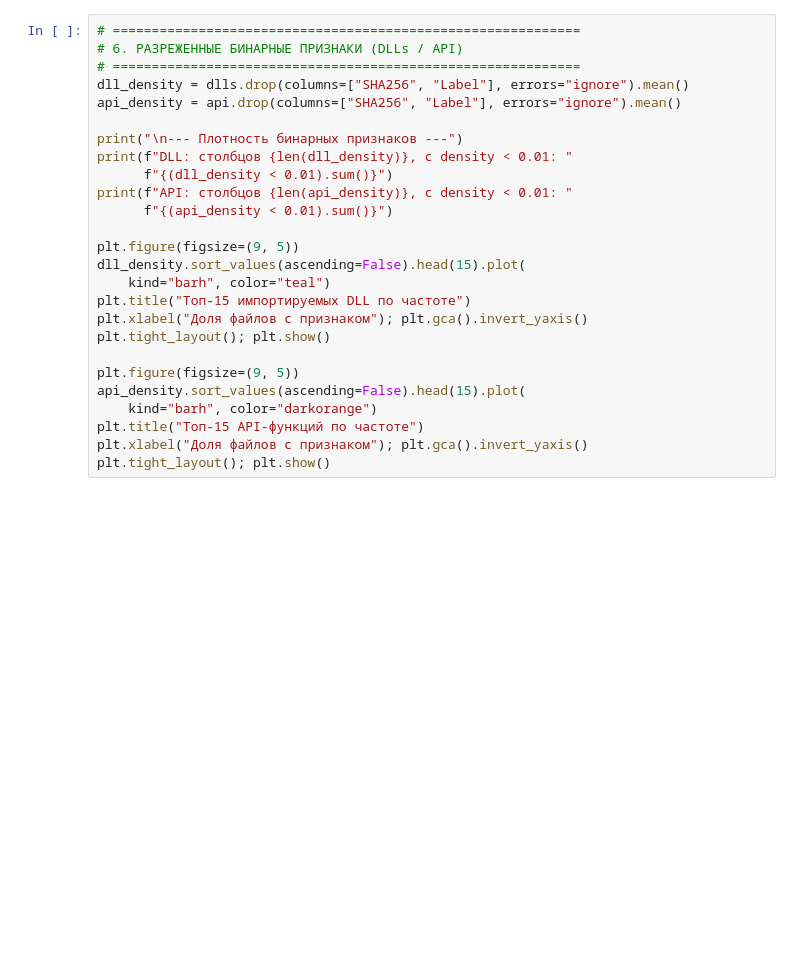
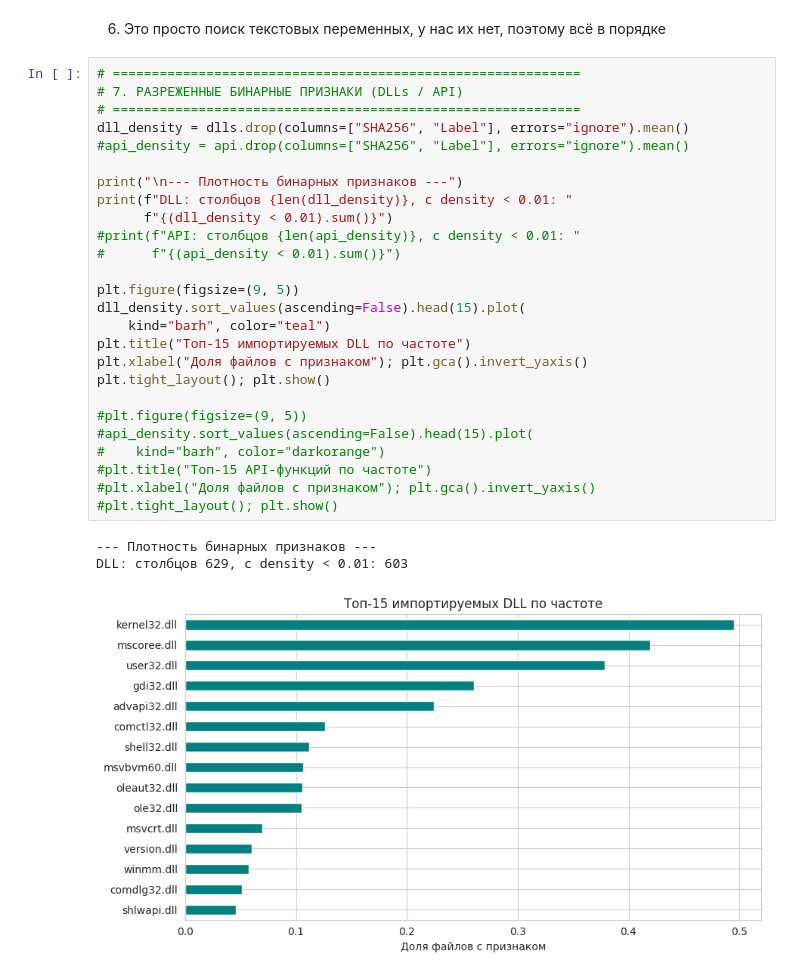
Before and after one commit to FishOnFireGH/HW_WW_DataAnalysis, a Jupyter notebook: Задание_1.ipynb, the cells around one changed output. Cells and saved outputs as stored; diff of their text form; blank space fills up the shorter version.

```diff
--- a/Задание_1.ipynb
+++ b/Задание_1.ipynb
@@ -241,26 +359,32 @@ for col in cat_cols[:3]:
+# %% [markdown]
+6. Это просто поиск текстовых переменных, у нас их нет, поэтому всё в порядке
 # %%
 # ============================================================
-# 6. РАЗРЕЖЕННЫЕ БИНАРНЫЕ ПРИЗНАКИ (DLLs / API)
+# 7. РАЗРЕЖЕННЫЕ БИНАРНЫЕ ПРИЗНАКИ (DLLs / API)
 # ============================================================
 dll_density = dlls.drop(columns=["SHA256", "Label"], errors="ignore").mean()
-api_density = api.drop(columns=["SHA256", "Label"], errors="ignore").mean()
+#api_density = api.drop(columns=["SHA256", "Label"], errors="ignore").mean()
 
 print("\n--- Плотность бинарных признаков ---")
 print(f"DLL: столбцов {len(dll_density)}, с density < 0.01: "
       f"{(dll_density < 0.01).sum()}")
-print(f"API: столбцов {len(api_density)}, с density < 0.01: "
-      f"{(api_density < 0.01).sum()}")
+#print(f"API: столбцов {len(api_density)}, с density < 0.01: "
+#      f"{(api_density < 0.01).sum()}")
 
 plt.figure(figsize=(9, 5))
 dll_density.sort_values(ascending=False).head(15).plot(
     kind="barh", color="teal")
 plt.title("Топ-15 импортируемых DLL по частоте")
 plt.xlabel("Доля файлов с признаком"); plt.gca().invert_yaxis()
 plt.tight_layout(); plt.show()
 
-plt.figure(figsize=(9, 5))
-api_density.sort_values(ascending=False).head(15).plot(
-    kind="barh", color="darkorange")
-plt.title("Топ-15 API-функций по частоте")
-plt.xlabel("Доля файлов с признаком"); plt.gca().invert_yaxis()
-plt.tight_layout(); plt.show()
+#plt.figure(figsize=(9, 5))
+#api_density.sort_values(ascending=False).head(15).plot(
+#    kind="barh", color="darkorange")
+#plt.title("Топ-15 API-функций по частоте")
+#plt.xlabel("Доля файлов с признаком"); plt.gca().invert_yaxis()
+#plt.tight_layout(); plt.show()
+# %% [output]
+--- Плотность бинарных признаков ---
+DLL: столбцов 629, с density < 0.01: 603
+[figure, added]
```
Also changed, not shown: parts of 14 cells of this notebook.
